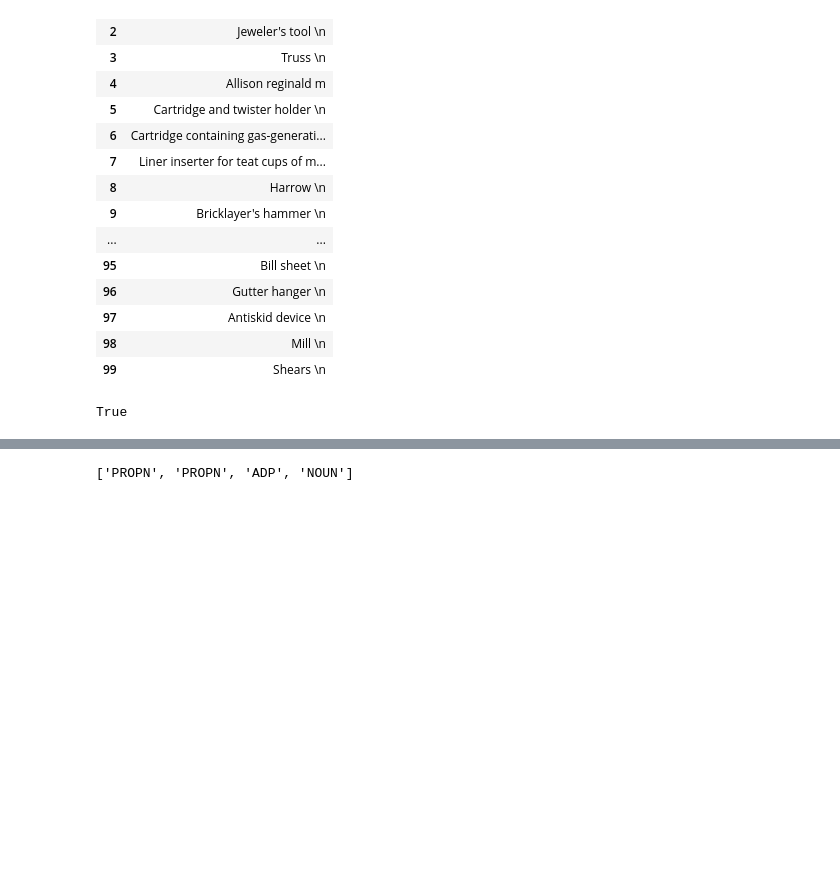
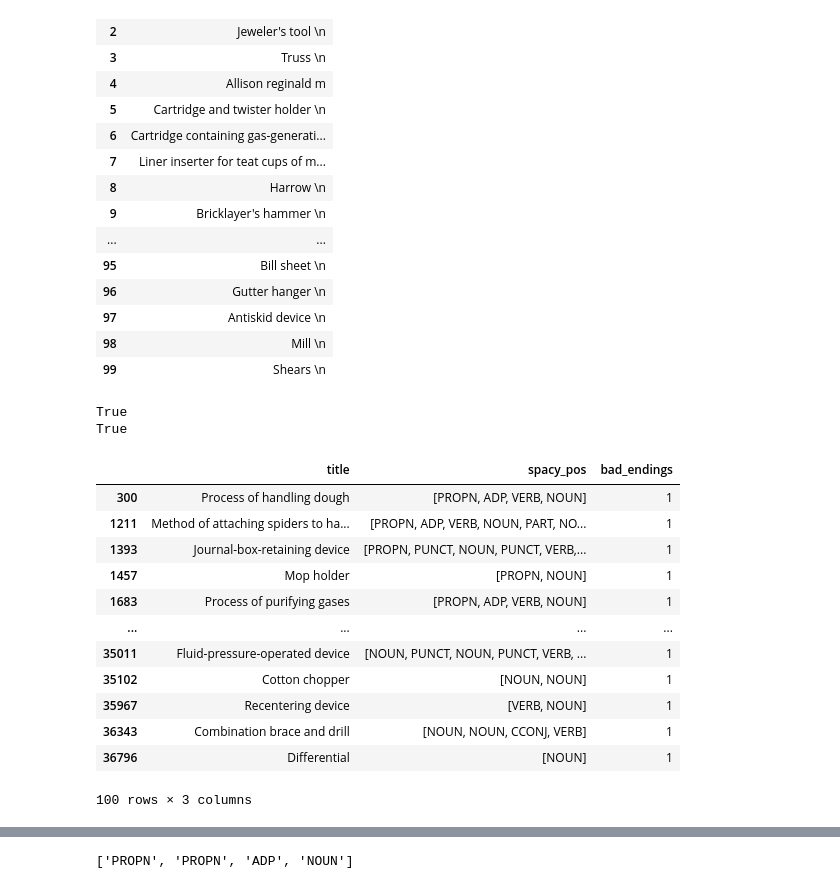
Before and after one commit to harish3110/patent_scraping, a Jupyter notebook: nbs/EDA.ipynb, the cells around one changed output, grey strips where cells are left out. Drawn from its saved outputs; the diff is of its cells as text; code cells hidden in the pictures; blank space fills up the shorter version.

```diff
--- a/nbs/EDA.ipynb
+++ b/nbs/EDA.ipynb
@@ -503,6 +503,28 @@ def remove_spacy_pos_space(pos):
         return pos[:-1]
     return pos[:]
 
+from nltk.corpus import words as nltk_words
+
+def is_english_word(word):
+    # creation of this dictionary would be done outside of
+    #     the function because you only need to do it once.
+    dictionary = dict.fromkeys(nltk_words.words(), None)
+    try:
+        x = dictionary[word]
+        return True
+    except KeyError:
+        return False
+
+def inventor_check(tokens):
+    count = 0
+    for token in tokens:
+        if is_english_word(token):
+            count += 1
+    if count/len(tokens) >= 0.75:
+        return 0
+    return 1
+
+
 for file in tqdm(files):
     name = file.split('/')[-1]
     df = pd.read_csv(f'{path}{name}', converters={'tokens': literal_eval, 'nltk_pos': literal_eval, 'spacy_pos': literal_eval,'spacy_label': literal_eval,})
@@ -511,21 +533,29 @@ for file in tqdm(files):
     df['title'] = df['title'].astype(str)
     df['title'] = df['title'].apply(lambda x: x.strip()) # stripping next line spacy in title endings
     df['spacy_pos'] = df['spacy_pos'].apply(lambda x: x[:-1] if x[-1] == 'SPACE' else x)
-    df_inventor = df[df['is_person_spacy'] == 1]
-    df_non_inventor = df[df['is_person_spacy'] == 0]
+
+    df_inventor = df[(df['is_person_spacy'] == 1)&(df['spacy_pos_len'] <= 2)]
+    df_inventor['is_inventor'] = df_inventor['tokens'].apply(inventor_check)
+    df_non_inventor_2 = df_inventor[df_inventor['is_inventor'] == 0]
+    df_inventor = df_inventor[df_inventor['is_inventor'] == 1]
+    df_non_inventor_2 = df_non_inventor_2.drop(['is_inventor'], axis=1)
+    df_non_inventor_1 = df[(df['is_person_spacy'] == 0)|(df['is_person_spacy'] == 1)&(df['spacy_pos_len'] > 2)]
+    df_non_inventor = pd.concat([df_non_inventor_1, df_non_inventor_2], ignore_index=True)
+
     df_prpn = df_non_inventor[(df_non_inventor['is_prpn_spacy'] == 1) & (df_non_inventor['spacy_pos_len'] <= 2)]
     df_non_prpn_1 = df_non_inventor[(df_non_inventor['is_prpn_spacy'] == 1) & (df_non_inventor['spacy_pos_len'] > 2)]
     df_non_prpn_2 = df_non_inventor[df_non_inventor['is_prpn_spacy'] == 0]
     df_non_prpn = pd.concat([df_non_prpn_1, df_non_prpn_2], ignore_index=True)
     print(len(df) == (len(df_inventor) + len(df_prpn) + len(df_non_prpn)))
 
-#     non_terminating_pos = ['ADP', 'CONJ', 'CCONJ', 'DET', 'ADP']
-#     non_starting_pos = ['ADP', 'CONJ', 'CCONJ','ADP']
+    non_terminating_pos = ['ADP', 'CONJ', 'CCONJ', 'DET', 'ADP']
+    non_starting_pos = ['ADP', 'CONJ', 'CCONJ','ADP']
 
-#     df_non_prpn['bad_endings'] = df['spacy_pos'].apply(bad_ending_patents)
-#     df_bad_endings = df_non_prpn[df_non_prpn['bad_endings'] == 1]
-#     df_non_bad_endings = df_non_prpn[df_non_prpn['bad_endings'] == 0]
-#     print(len(df) == (len(df_inventor) + len(df_prpn) + len(df_bad_endings)+ len(df_non_bad_endings)))
+    # df_non_prpn['bad_endings'] = df['spacy_pos'].apply(bad_ending_patents)
+    df_non_prpn['bad_endings'] = df_non_prpn['spacy_pos'].apply(lambda x: 1 if x[-1] in non_terminating_pos else 0)
+    df_bad_endings = df_non_prpn[df_non_prpn['bad_endings'] == 1]
+    df_non_bad_endings = df_non_prpn[df_non_prpn['bad_endings'] == 0]
+    print(len(df) == (len(df_inventor) + len(df_prpn) + len(df_bad_endings)+ len(df_non_bad_endings)))
 
 #     df_single_pos = df_non_bad_endings[df_non_bad_endings['spacy_pos_len'] == 1]
 #     df_non_single_pos = df_non_bad_endings[df_non_bad_endings['spacy_pos_len'] != 1]
@@ -558,3 +588,20 @@ for file in tqdm(files):
     break
 # %% [output]
 True
+True
+# %%
+df_bad_endings[['title', 'spacy_pos', 'bad_endings']].head(100)
+# %% [output]
+|  | title | spacy_pos | bad_endings |
+| 300 | Process of handling dough | [PROPN, ADP, VERB, NOUN] | 1 |
+| 1211 | Method of attaching spiders to ha... | [PROPN, ADP, VERB, NOUN, PART, NO... | 1 |
+| 1393 | Journal-box-retaining device | [PROPN, PUNCT, NOUN, PUNCT, VERB,... | 1 |
+| 1457 | Mop holder | [PROPN, NOUN] | 1 |
+| 1683 | Process of purifying gases | [PROPN, ADP, VERB, NOUN] | 1 |
+| ... | ... | ... | ... |
+| 35011 | Fluid-pressure-operated device | [NOUN, PUNCT, NOUN, PUNCT, VERB, ... | 1 |
+| 35102 | Cotton chopper | [NOUN, NOUN] | 1 |
+| 35967 | Recentering device | [VERB, NOUN] | 1 |
+| 36343 | Combination brace and drill | [NOUN, NOUN, CCONJ, VERB] | 1 |
+| 36796 | Differential | [NOUN] | 1 |
+100 rows × 3 columns
```
Also changed, not shown: parts of 8 cells of this notebook, 1 other file.
